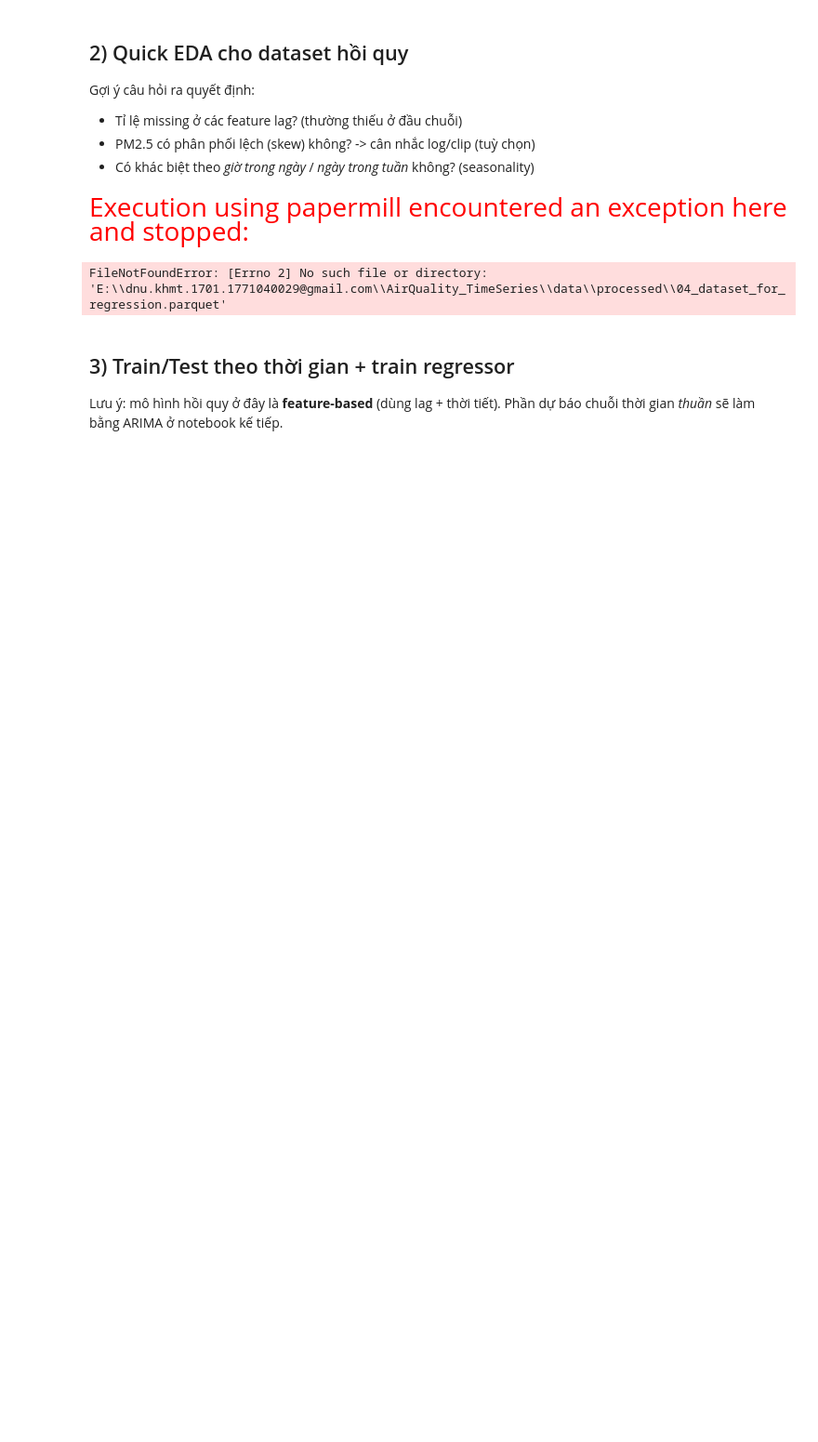
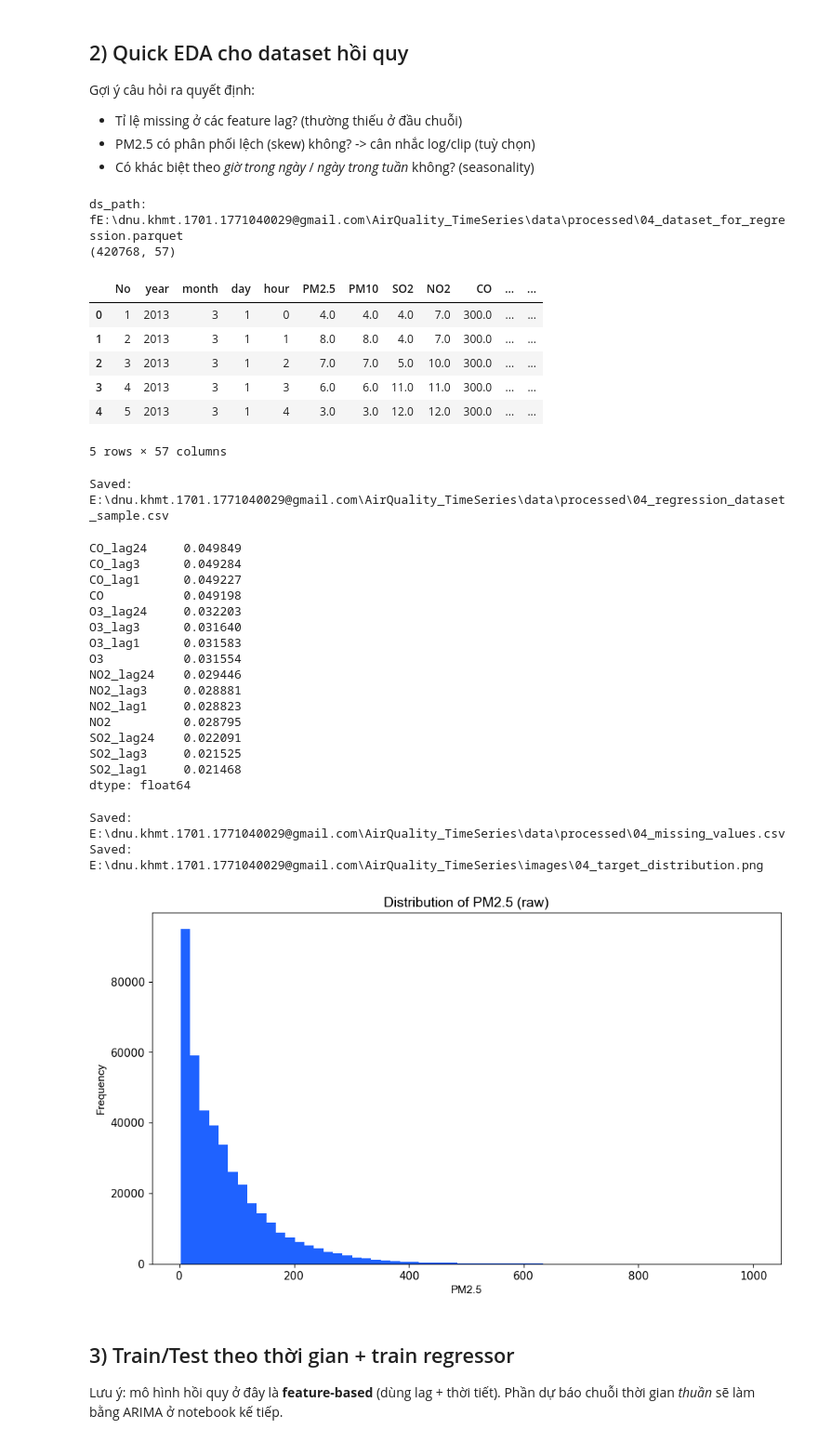
Before and after one commit to ThanhTung-KHMT-1701/AirQuality_TimeSeries, a Jupyter notebook: notebooks/runs/04_regression_modelling.ipynb, the cells around one changed output. Shown at 93% size. Drawn from its saved outputs; the diff is of its cells as text; code cells hidden in the pictures; blank space fills up the shorter version.

```diff
--- a/notebooks/runs/04_regression_modelling.ipynb
+++ b/notebooks/runs/04_regression_modelling.ipynb
@@ -72,6 +70,15 @@ from src.regression_library import (
 )
 
 paths = Paths(project_root=PROJECT_ROOT)
+
+# Tạo thư mục images để lưu biểu đồ
+IMAGES_PATH = PROJECT_ROOT / 'images'
+IMAGES_PATH.mkdir(parents=True, exist_ok=True)
+
+# Tạo thư mục data/processed để lưu CSV
+DATA_PATH = PROJECT_ROOT / 'data' / 'processed'
+DATA_PATH.mkdir(parents=True, exist_ok=True)
+
 print('PROJECT_ROOT =', PROJECT_ROOT)
 print('RAW_ZIP_ABS =', RAW_ZIP_ABS)
 # %% [output]
@@ -98,23 +111,69 @@ Gợi ý câu hỏi ra quyết định:
 - Tỉ lệ missing ở các feature lag? (thường thiếu ở đầu chuỗi)
 - PM2.5 có phân phối lệch (skew) không? -> cân nhắc log/clip (tuỳ chọn)
 - Có khác biệt theo *giờ trong ngày* / *ngày trong tuần* không? (seasonality)
-# %% [markdown]
-<span id="papermill-error-cell" style="color:red; font-family:Helvetica Neue, Helvetica, Arial, sans-serif; font-size:2em;">Execution using papermill encountered an exception here and stopped:</span>
 # %%
 ds_path = (PROJECT_ROOT / OUTPUT_REG_DATASET_PATH).resolve()
+
+print(f"ds_path: f{ds_path}")
+
 df = pd.read_parquet(ds_path)
+
 print(df.shape)
 display(df.head())
+
+# Lưu regression dataset sample
+df.head(100).to_csv(DATA_PATH / '04_regression_dataset_sample.csv', index=False)
+print('Saved:', DATA_PATH / '04_regression_dataset_sample.csv')
 
 missing = df.isna().mean().sort_values(ascending=False).head(15)
 display(missing)
 
-plt.figure()
-pd.Series(df[TARGET_COL]).dropna().plot(kind='hist', bins=60)
-plt.title(f'Distribution of {TARGET_COL} (raw)')
+# Lưu missing values
+missing.to_frame(name='missing_rate').to_csv(DATA_PATH / '04_missing_values.csv')
+print('Saved:', DATA_PATH / '04_missing_values.csv')
+
+fig, ax = plt.subplots(figsize=(10, 6))
+pd.Series(df[TARGET_COL]).dropna().plot(kind='hist', bins=60, ax=ax, color='#1F62FF')
+ax.set_title(f'Distribution of {TARGET_COL} (raw)', fontsize=14, fontfamily='Arial')
+ax.set_xlabel(TARGET_COL, fontsize=11, fontfamily='Arial')
+ax.set_ylabel('Frequency', fontsize=11, fontfamily='Arial')
+ax.tick_params(axis='both', labelsize=11)
+plt.tight_layout(pad=1.5)
+
+# Lưu biểu đồ
+plt.savefig(IMAGES_PATH / '04_target_distribution.png', dpi=300, bbox_inches='tight')
+print('Saved:', IMAGES_PATH / '04_target_distribution.png')
 plt.show()
 # %% [output]
-FileNotFoundError: [Errno 2] No such file or directory: 'E:\\dnu.khmt.1701.1771040029@gmail.com\\AirQuality_TimeSeries\\data\\processed\\04_dataset_for_regression.parquet'
+ds_path: fE:\dnu.khmt.1701.1771040029@gmail.com\AirQuality_TimeSeries\data\processed\04_dataset_for_regression.parquet
+(420768, 57)
+|  | No | year | month | day | hour | PM2.5 | PM10 | SO2 | NO2 | CO | ... | ... |
+| 0 | 1 | 2013 | 3 | 1 | 0 | 4.0 | 4.0 | 4.0 | 7.0 | 300.0 | ... | ... |
+| 1 | 2 | 2013 | 3 | 1 | 1 | 8.0 | 8.0 | 4.0 | 7.0 | 300.0 | ... | ... |
+| 2 | 3 | 2013 | 3 | 1 | 2 | 7.0 | 7.0 | 5.0 | 10.0 | 300.0 | ... | ... |
+| 3 | 4 | 2013 | 3 | 1 | 3 | 6.0 | 6.0 | 11.0 | 11.0 | 300.0 | ... | ... |
+| 4 | 5 | 2013 | 3 | 1 | 4 | 3.0 | 3.0 | 12.0 | 12.0 | 300.0 | ... | ... |
+5 rows × 57 columns
+Saved: E:\dnu.khmt.1701.1771040029@gmail.com\AirQuality_TimeSeries\data\processed\04_regression_dataset_sample.csv
+CO_lag24     0.049849
+CO_lag3      0.049284
+CO_lag1      0.049227
+CO           0.049198
+O3_lag24     0.032203
+O3_lag3      0.031640
+O3_lag1      0.031583
+O3           0.031554
+NO2_lag24    0.029446
+NO2_lag3     0.028881
+NO2_lag1     0.028823
+NO2          0.028795
+SO2_lag24    0.022091
+SO2_lag3     0.021525
+SO2_lag1     0.021468
+dtype: float64
+Saved: E:\dnu.khmt.1701.1771040029@gmail.com\AirQuality_TimeSeries\data\processed\04_missing_values.csv
+Saved: E:\dnu.khmt.1701.1771040029@gmail.com\AirQuality_TimeSeries\images\04_target_distribution.png
+[figure, added]
 # %% [markdown]
 ## 3) Train/Test theo thời gian + train regressor
 Lưu ý: mô hình hồi quy ở đây là **feature-based** (dùng lag + thời tiết).
```
Also changed, not shown: parts of 7 cells of this notebook, 37 other files.
